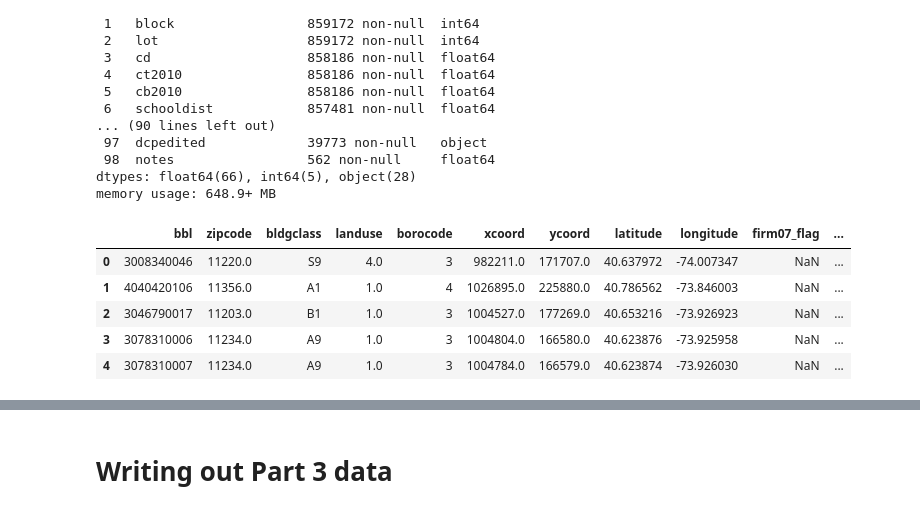
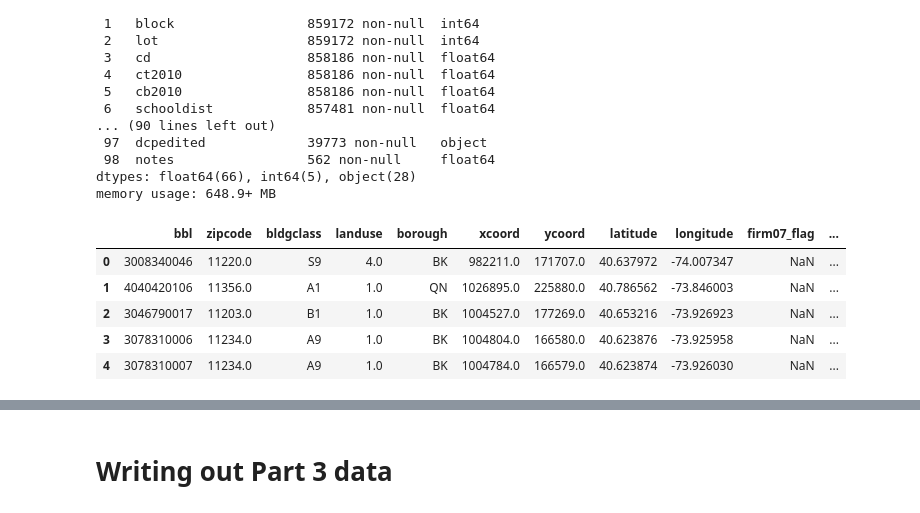
Before and after one commit to mebauer/data-analysis-using-python, a Jupyter notebook: wrangling/sample-data.ipynb, the cells around one changed output, grey strips where cells are left out. Cells and saved outputs as stored; diff of their text form; code cells hidden in the pictures.

```diff
--- a/wrangling/sample-data.ipynb
+++ b/wrangling/sample-data.ipynb
@@ -294,22 +294,22 @@ memory usage: 648.9+ MB
 # %%
 # saving only the columns we want in our dataframe
 
 cols = [
     'bbl', 'zipcode', 'bldgclass', 'landuse',
-    'borocode', 'xcoord', 'ycoord',
+    'borough', 'xcoord', 'ycoord',
     'latitude', 'longitude', 'firm07_flag', 'pfirm15_flag'
 ]
 
 pluto_data = pluto_data.loc[:, cols]
 
 pluto_data.head()
 # %% [output]
-|  | bbl | zipcode | bldgclass | landuse | borocode | xcoord | ycoord | latitude | longitude | firm07_flag | ... |
-| 0 | 3008340046 | 11220.0 | S9 | 4.0 | 3 | 982211.0 | 171707.0 | 40.637972 | -74.007347 | NaN | ... |
-| 1 | 4040420106 | 11356.0 | A1 | 1.0 | 4 | 1026895.0 | 225880.0 | 40.786562 | -73.846003 | NaN | ... |
-| 2 | 3046790017 | 11203.0 | B1 | 1.0 | 3 | 1004527.0 | 177269.0 | 40.653216 | -73.926923 | NaN | ... |
-| 3 | 3078310006 | 11234.0 | A9 | 1.0 | 3 | 1004804.0 | 166580.0 | 40.623876 | -73.925958 | NaN | ... |
-| 4 | 3078310007 | 11234.0 | A9 | 1.0 | 3 | 1004784.0 | 166579.0 | 40.623874 | -73.926030 | NaN | ... |
+|  | bbl | zipcode | bldgclass | landuse | borough | xcoord | ycoord | latitude | longitude | firm07_flag | ... |
+| 0 | 3008340046 | 11220.0 | S9 | 4.0 | BK | 982211.0 | 171707.0 | 40.637972 | -74.007347 | NaN | ... |
+| 1 | 4040420106 | 11356.0 | A1 | 1.0 | QN | 1026895.0 | 225880.0 | 40.786562 | -73.846003 | NaN | ... |
+| 2 | 3046790017 | 11203.0 | B1 | 1.0 | BK | 1004527.0 | 177269.0 | 40.653216 | -73.926923 | NaN | ... |
+| 3 | 3078310006 | 11234.0 | A9 | 1.0 | BK | 1004804.0 | 166580.0 | 40.623876 | -73.925958 | NaN | ... |
+| 4 | 3078310007 | 11234.0 | A9 | 1.0 | BK | 1004784.0 | 166579.0 | 40.623874 | -73.926030 | NaN | ... |
 # %%
 # merging the pluto data with the building footprints data and saving as a new dataframe
 
```
Also changed, not shown: parts of 9 cells of this notebook, 19 other files.
